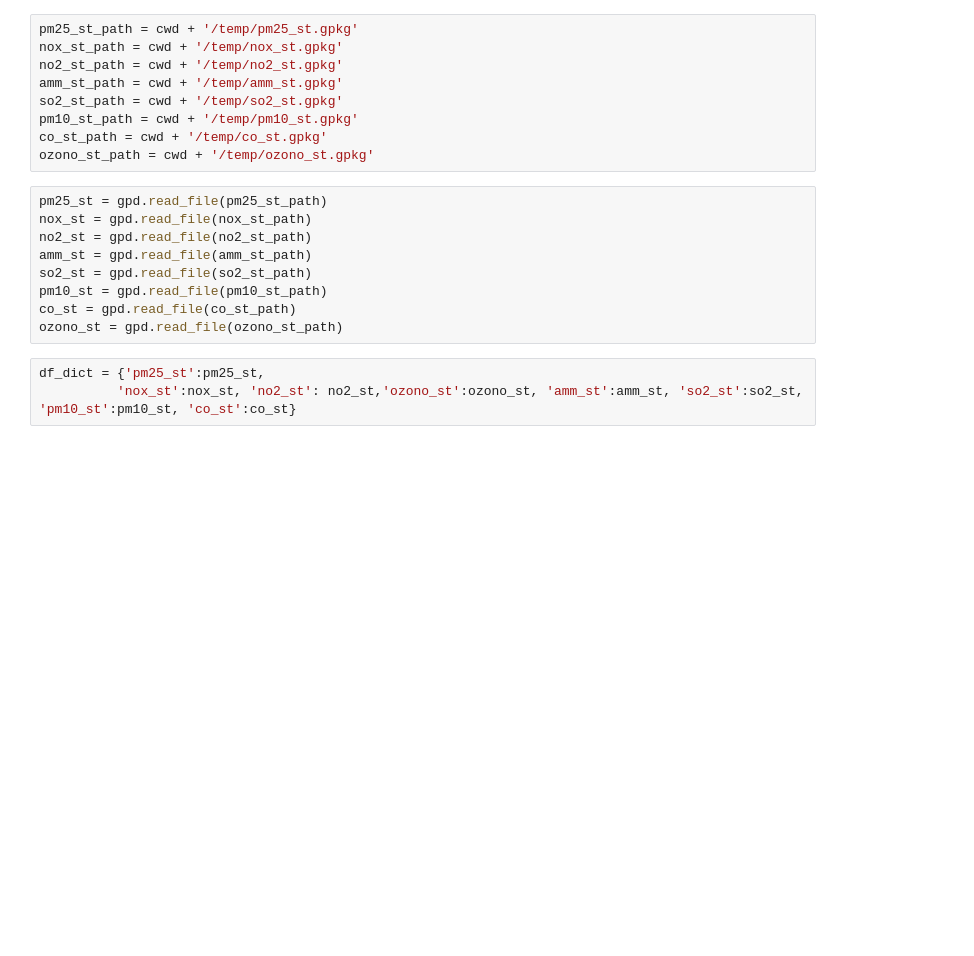
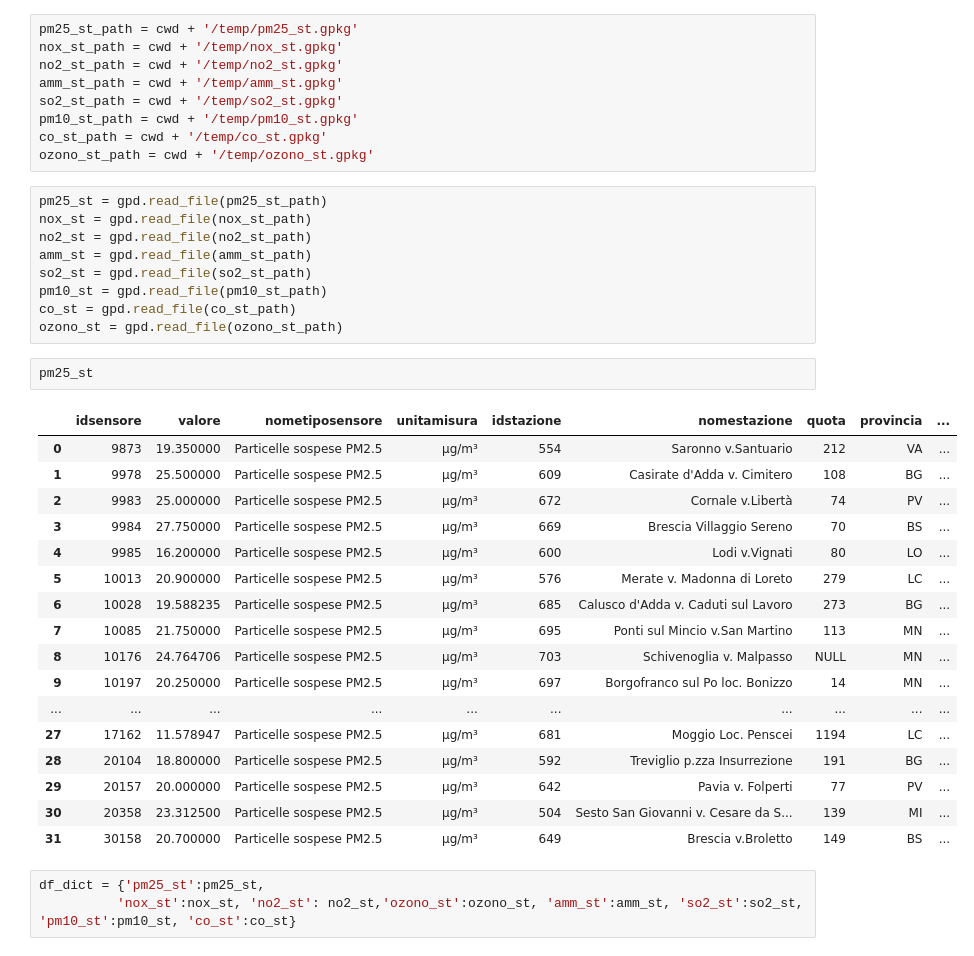
Before and after one commit to gisgeolab/D-DUST, a Jupyter notebook: grid_processing.ipynb, the cells around one changed output. Cells and saved outputs as stored; diff of their text form; blank space fills up the shorter version.

```diff
--- a/grid_processing.ipynb
+++ b/grid_processing.ipynb
@@ -672,6 +687,26 @@ so2_st = gpd.read_file(so2_st_path)
 pm10_st = gpd.read_file(pm10_st_path)
 co_st = gpd.read_file(co_st_path)
 ozono_st = gpd.read_file(ozono_st_path)
+# %%
+pm25_st
+# %% [output]
+|  | idsensore | valore | nometiposensore | unitamisura | idstazione | nomestazione | quota | provincia | ... |
+| 0 | 9873 | 19.350000 | Particelle sospese PM2.5 | µg/m³ | 554 | Saronno v.Santuario | 212 | VA | ... |
+| 1 | 9978 | 25.500000 | Particelle sospese PM2.5 | µg/m³ | 609 | Casirate d'Adda v. Cimitero | 108 | BG | ... |
+| 2 | 9983 | 25.000000 | Particelle sospese PM2.5 | µg/m³ | 672 | Cornale v.Libertà | 74 | PV | ... |
+| 3 | 9984 | 27.750000 | Particelle sospese PM2.5 | µg/m³ | 669 | Brescia Villaggio Sereno | 70 | BS | ... |
+| 4 | 9985 | 16.200000 | Particelle sospese PM2.5 | µg/m³ | 600 | Lodi v.Vignati | 80 | LO | ... |
+| 5 | 10013 | 20.900000 | Particelle sospese PM2.5 | µg/m³ | 576 | Merate v. Madonna di Loreto | 279 | LC | ... |
+| 6 | 10028 | 19.588235 | Particelle sospese PM2.5 | µg/m³ | 685 | Calusco d'Adda v. Caduti sul Lavoro | 273 | BG | ... |
+| 7 | 10085 | 21.750000 | Particelle sospese PM2.5 | µg/m³ | 695 | Ponti sul Mincio v.San Martino | 113 | MN | ... |
+| 8 | 10176 | 24.764706 | Particelle sospese PM2.5 | µg/m³ | 703 | Schivenoglia v. Malpasso | NULL | MN | ... |
+| 9 | 10197 | 20.250000 | Particelle sospese PM2.5 | µg/m³ | 697 | Borgofranco sul Po loc. Bonizzo | 14 | MN | ... |
+| ... | ... | ... | ... | ... | ... | ... | ... | ... | ... |
+| 27 | 17162 | 11.578947 | Particelle sospese PM2.5 | µg/m³ | 681 | Moggio Loc. Penscei | 1194 | LC | ... |
+| 28 | 20104 | 18.800000 | Particelle sospese PM2.5 | µg/m³ | 592 | Treviglio p.zza Insurrezione | 191 | BG | ... |
+| 29 | 20157 | 20.000000 | Particelle sospese PM2.5 | µg/m³ | 642 | Pavia v. Folperti | 77 | PV | ... |
+| 30 | 20358 | 23.312500 | Particelle sospese PM2.5 | µg/m³ | 504 | Sesto San Giovanni v. Cesare da S... | 139 | MI | ... |
+| 31 | 30158 | 20.700000 | Particelle sospese PM2.5 | µg/m³ | 649 | Brescia v.Broletto | 149 | BS | ... |
 # %%
 df_dict = {'pm25_st':pm25_st,
           'nox_st':nox_st, 'no2_st': no2_st,'ozono_st':ozono_st, 'amm_st':amm_st, 'so2_st':so2_st, 'pm10_st':pm10_st, 'co_st':co_st}
```
Also changed, not shown: parts of 14 cells of this notebook, 4 other files.
